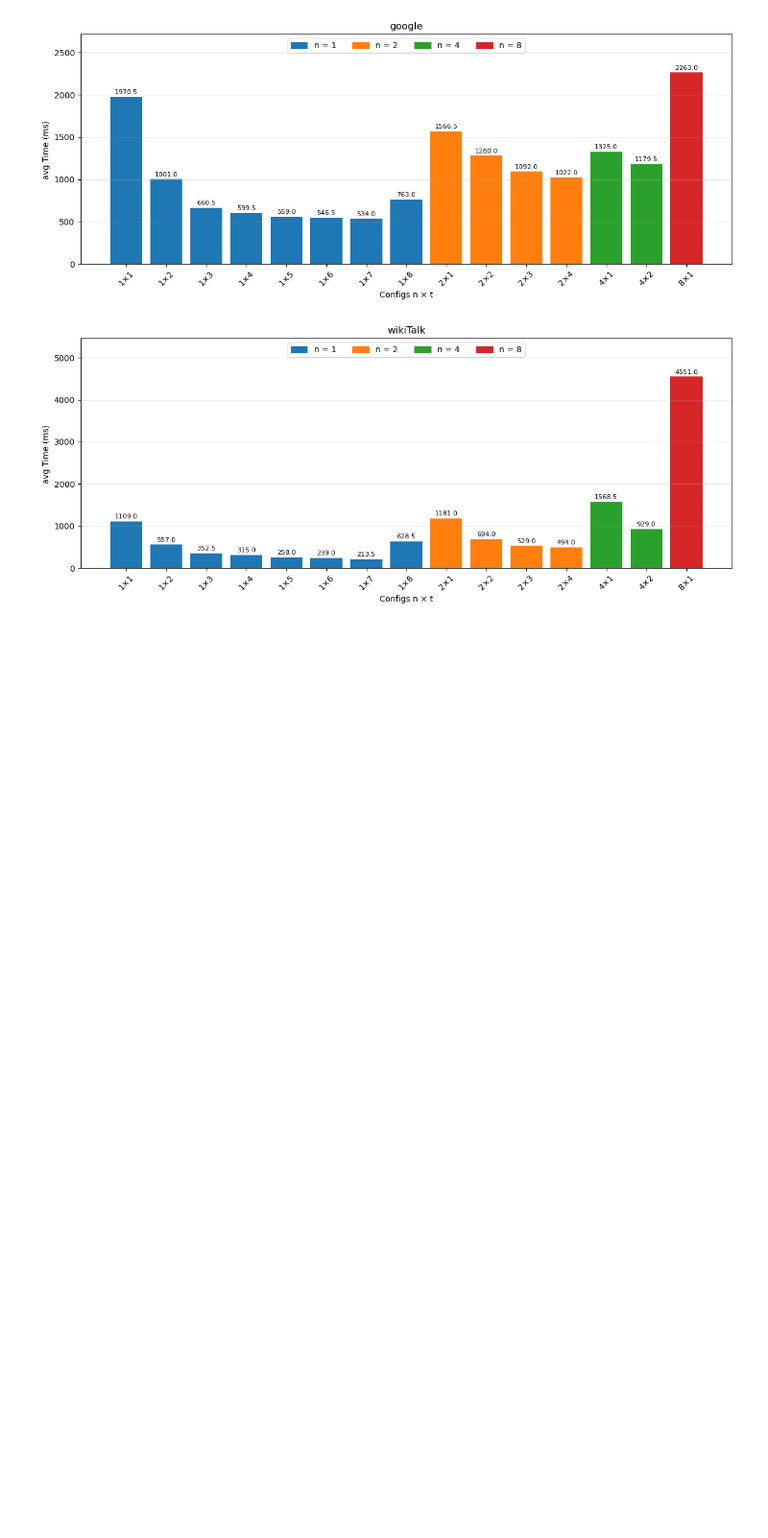
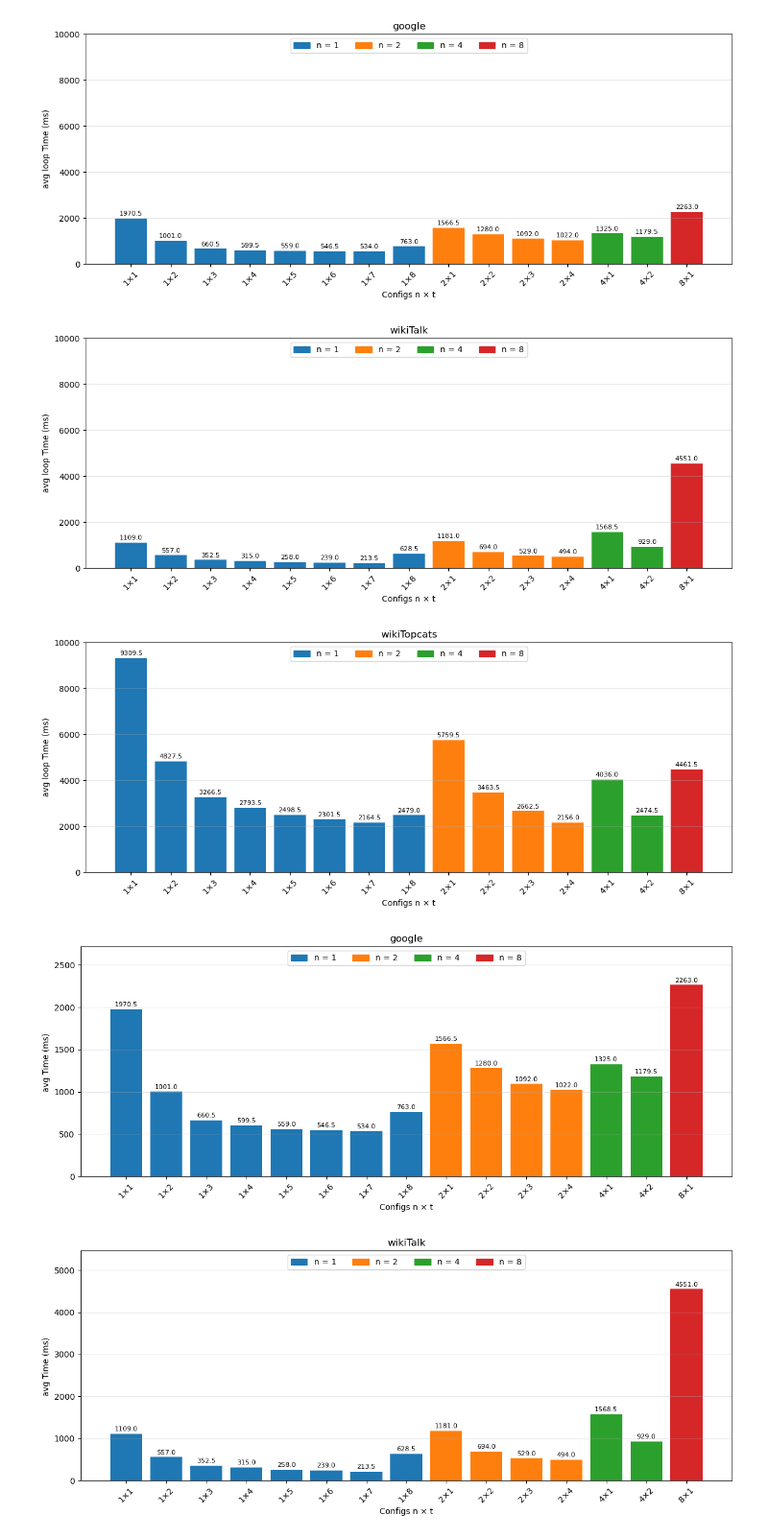
Before and after one commit to ksenmel/graph-theory-course, a Jupyter notebook: src/experiment_2/pagerank/pagerank.ipynb, the cells around one changed output. Shown at 96% size. Saved outputs shown, nothing was run; the diff lists cells and outputs as text; code cells hidden in the pictures; blank space fills up the shorter version.

```diff
--- a/src/experiment_2/pagerank/pagerank.ipynb
+++ b/src/experiment_2/pagerank/pagerank.ipynb
@@ -48,6 +48,7 @@ for graph, folder in GRAPHS.items():
             "median_reduce_send_bytes": median_stat(df, r"Gluon",  r"ReduceSendBytes_PageRank_\d+"),
             # Одно значение на файл
             "replication_factor": get_stat(df, "Gluon", "ReplicationFactor"),
+            "iter_num": median_stat(df, r"PageRank",  r"NumIterations_\d+"),
         })
 
 result = (pd.DataFrame(rows)
@@ -102,3 +103,40 @@ df
+# %%
+df = df.sort_values(["graph", "hosts", "threads"])
+
+# Один цвет на каждое значение n (число процессов) — одинаковый на всех графиках
+hosts_values = sorted(df["hosts"].unique())
+cmap = plt.get_cmap("tab10")
+color_of = {n: cmap(i) for i, n in enumerate(hosts_values)}
+
+for g in df["graph"].unique():
+    sub = df[df["graph"] == g]
+    labels = [f"{n}×{t}" for n, t in zip(sub["hosts"], sub["threads"])]
+    colors = [color_of[n] for n in sub["hosts"]]
+
+    fig, ax = plt.subplots(figsize=(12, 5))
+    bars = ax.bar(labels, sub["median_loop_ms"], color=colors)
+    ax.bar_label(bars, fmt="%.1f", padding=2, fontsize=8)   # значение над столбцом
+
+    ax.set_title(g)
+    ax.set_xlabel("Configs n × t")
+    ax.set_ylabel("avg loop Time (ms)")
+    ax.set_ylim(0, 10000)  # ось Y от 0 до 700
+    ax.tick_params(axis="x", rotation=45)
+    ax.grid(axis="y", alpha=0.3)
+    ax.margins(y=0.2)                                       # место под легенду и подписи сверху
+
+    # Легенда по центру сверху, в одну строку
+    present = sorted(sub["hosts"].unique())
+    ax.legend(handles=[Patch(color=color_of[n], label=f"n = {n}") for n in present],
+              loc="upper center", ncol=len(present))
+
+    fig.tight_layout()
+    fig.savefig(f"avg_time_{g}.png", dpi=150)
+    plt.show()
+# %% [output]
+[figure, added]
+[figure, added]
+[figure, added]
 # %%
 df = df.sort_values(["graph", "hosts", "threads"])
 
```
Also changed, not shown: parts of 5 cells of this notebook, 3 other files.
